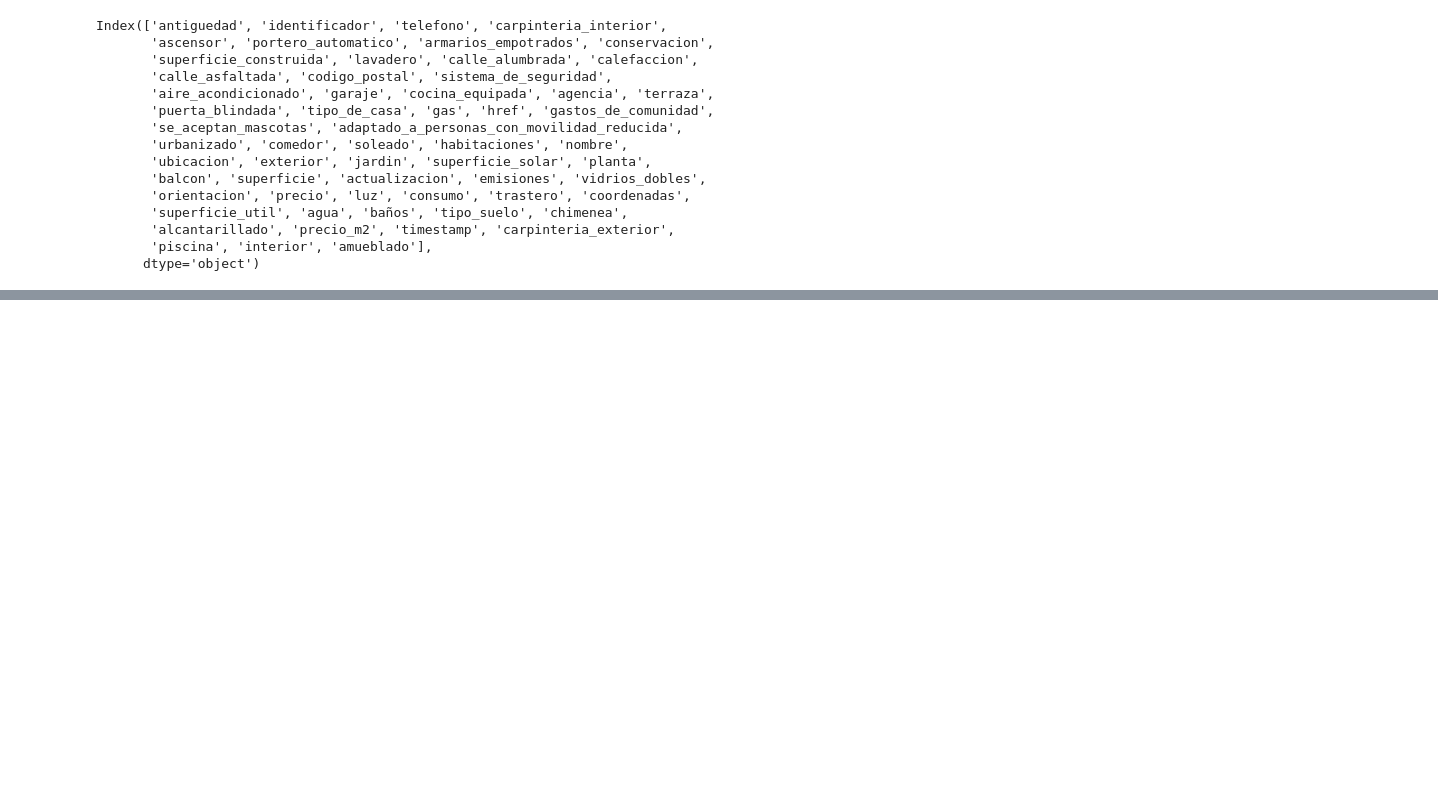
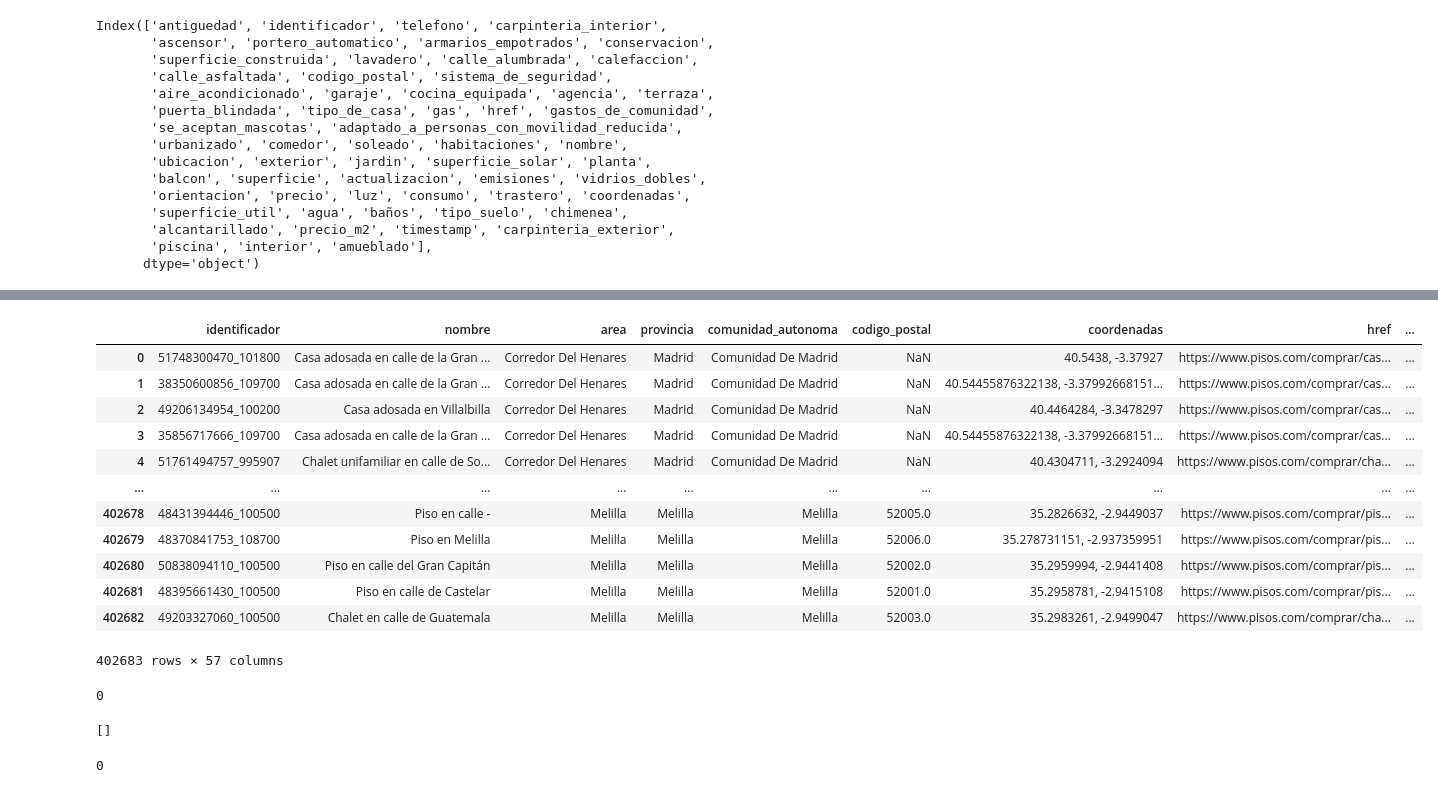
Before and after one commit to JM181998/PROYECTOAIRBNB, a Jupyter notebook: limpieza_compras.ipynb, the cells around one changed output, grey strips where cells are left out. Saved outputs shown, nothing was run; the diff lists cells and outputs as text; code cells hidden in the pictures; blank space fills up the shorter version.

Commit message:
Limpieza hecha a compras y alquileres

```diff
--- a/limpieza_compras.ipynb
+++ b/limpieza_compras.ipynb
@@ -1011,0 +1103,16 @@ ccaa_provincias = {
+# %%
+def get_provincia(area):
+    for provincia, areas in provincias.items():
+        if area in areas:
+            return provincia
+    return None
+
+df['provincia'] = df['area'].apply(get_provincia)
+# %%
+def get_comunidad_autonoma(provincia):
+    for comunidad, provincias in ccaa_provincias.items():
+        if provincia in provincias:
+            return comunidad
+    return None
+
+df['comunidad_autonoma'] = df['provincia'].apply(get_comunidad_autonoma)
@@ -1011,0 +1135,7 @@ ccaa_provincias = {
+# %%
+# Renombramos los elementos para que sean mas legibles
+def rename_area(area):
+    return area.replace('_', ' ').title()
+
+# Aplicar la función a la columna "area"
+df['area'] = df['area'].apply(rename_area)
@@ -1011,0 +1178,55 @@ ccaa_provincias = {
+# %%
+# Vamos a reordenar las columnas del df para que sea mas sencilla su visualizacion
+column_order = [
+    'identificador', 'nombre','area', 'provincia','comunidad_autonoma', 'codigo_postal', 'coordenadas', 'href',
+    'antiguedad', 'conservacion', 'superficie', 'superficie_util', 'superficie_construida','tipo_de_casa',
+    'superficie_solar', 'planta', 'habitaciones', 'baños', 'calefaccion', 'aire_acondicionado', 'gas', 'agua',
+    'luz', 'alcantarillado', 'telefono', 'sistema_de_seguridad', 'puerta_blindada', 'vidrios_dobles', 'tipo_suelo',
+    'carpinteria_interior', 'carpinteria_exterior', 'chimenea', 'ascensor', 'portero_automatico', 'armarios_empotrados',
+    'cocina_equipada', 'terraza', 'balcon', 'jardin', 'piscina', 'lavadero', 'comedor', 'trastero', 'garaje', 'amueblado',
+    'se_aceptan_mascotas', 'adaptado_a_personas_con_movilidad_reducida', 'gastos_de_comunidad', 'precio', 'precio_m2',
+    'emisiones', 'consumo', 'orientacion', 'calle_alumbrada', 'agencia', 'actualizacion', 'timestamp'
+]
+
+df = df[column_order]
+# %%
+df
+# %% [output]
+|  | identificador | nombre | area | provincia | comunidad_autonoma | codigo_postal | coordenadas | href | ... |
+| 0 | 51748300470_101800 | Casa adosada en calle de la Gran ... | Corredor Del Henares | Madrid | Comunidad De Madrid | NaN | 40.5438, -3.37927 | https://www.pisos.com/comprar/cas... | ... |
+| 1 | 38350600856_109700 | Casa adosada en calle de la Gran ... | Corredor Del Henares | Madrid | Comunidad De Madrid | NaN | 40.54455876322138, -3.37992668151... | https://www.pisos.com/comprar/cas... | ... |
+| 2 | 49206134954_100200 | Casa adosada en Villalbilla | Corredor Del Henares | Madrid | Comunidad De Madrid | NaN | 40.4464284, -3.3478297 | https://www.pisos.com/comprar/cas... | ... |
+| 3 | 35856717666_109700 | Casa adosada en calle de la Gran ... | Corredor Del Henares | Madrid | Comunidad De Madrid | NaN | 40.54455876322138, -3.37992668151... | https://www.pisos.com/comprar/cas... | ... |
+| 4 | 51761494757_995907 | Chalet unifamiliar en calle de So... | Corredor Del Henares | Madrid | Comunidad De Madrid | NaN | 40.4304711, -3.2924094 | https://www.pisos.com/comprar/cha... | ... |
+| ... | ... | ... | ... | ... | ... | ... | ... | ... | ... |
+| 402678 | 48431394446_100500 | Piso en calle - | Melilla | Melilla | Melilla | 52005.0 | 35.2826632, -2.9449037 | https://www.pisos.com/comprar/pis... | ... |
+| 402679 | 48370841753_108700 | Piso en Melilla | Melilla | Melilla | Melilla | 52006.0 | 35.278731151, -2.937359951 | https://www.pisos.com/comprar/pis... | ... |
+| 402680 | 50838094110_100500 | Piso en calle del Gran Capitán | Melilla | Melilla | Melilla | 52002.0 | 35.2959994, -2.9441408 | https://www.pisos.com/comprar/pis... | ... |
+| 402681 | 48395661430_100500 | Piso en calle de Castelar | Melilla | Melilla | Melilla | 52001.0 | 35.2958781, -2.9415108 | https://www.pisos.com/comprar/pis... | ... |
+| 402682 | 49203327060_100500 | Chalet en calle de Guatemala | Melilla | Melilla | Melilla | 52003.0 | 35.2983261, -2.9499047 | https://www.pisos.com/comprar/cha... | ... |
+402683 rows × 57 columns
+# %%
+df["provincia"].isna().sum()
+# %% [output]
+0
+# %%
+# Comprobamos a ver si nos hemos dejado algun area sin mapear en su provincia
+nan_rows = df[df["provincia"].isna()]
+areas_nan = nan_rows["area"].unique()
+print(areas_nan)
+
+area_to_provincia = {}
+for provincia, areas in provincias.items():
+    for area in areas:
+        area_to_provincia[area] = provincia
+
+df["provincia"] = df.apply(
+    lambda row: area_to_provincia.get(row["area"], row["provincia"]),
+    axis=1
+)
+# %% [output]
+[]
+# %%
+df["comunidad_autonoma"].isna().sum()
+# %% [output]
+0
```
Also changed, not shown: parts of 51 cells of this notebook, 11 other files.
